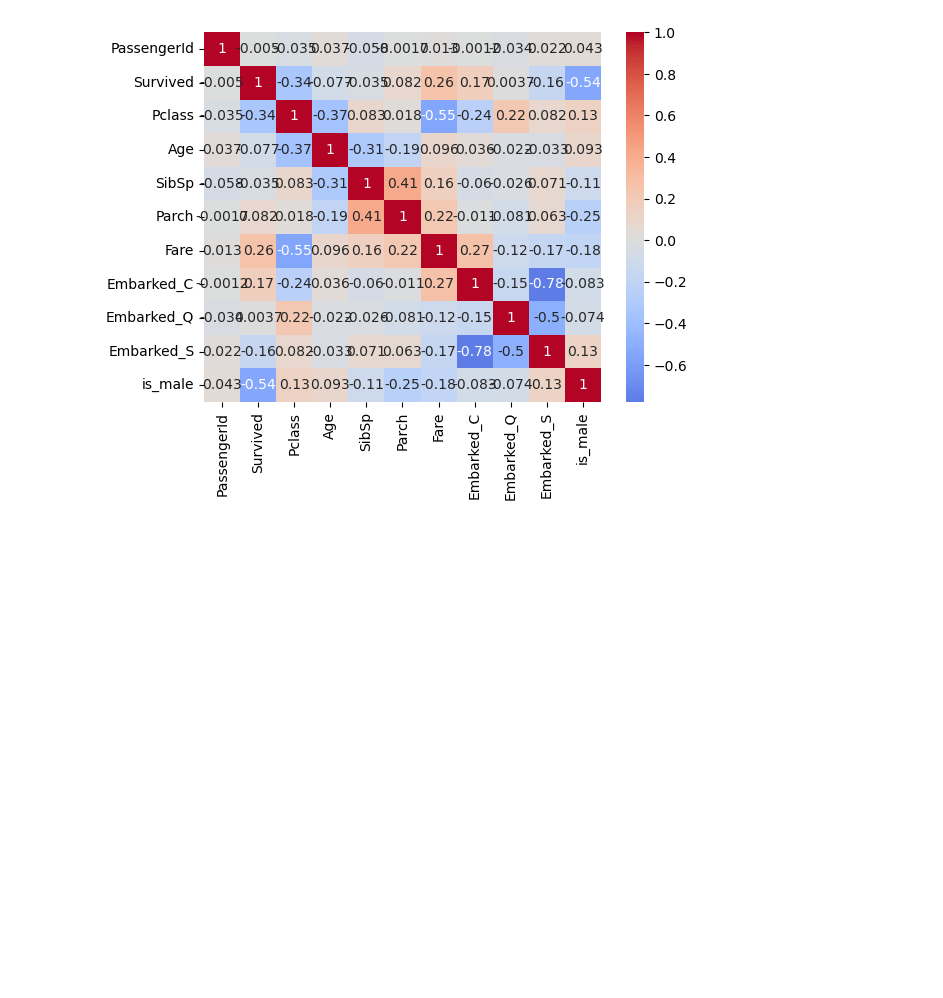
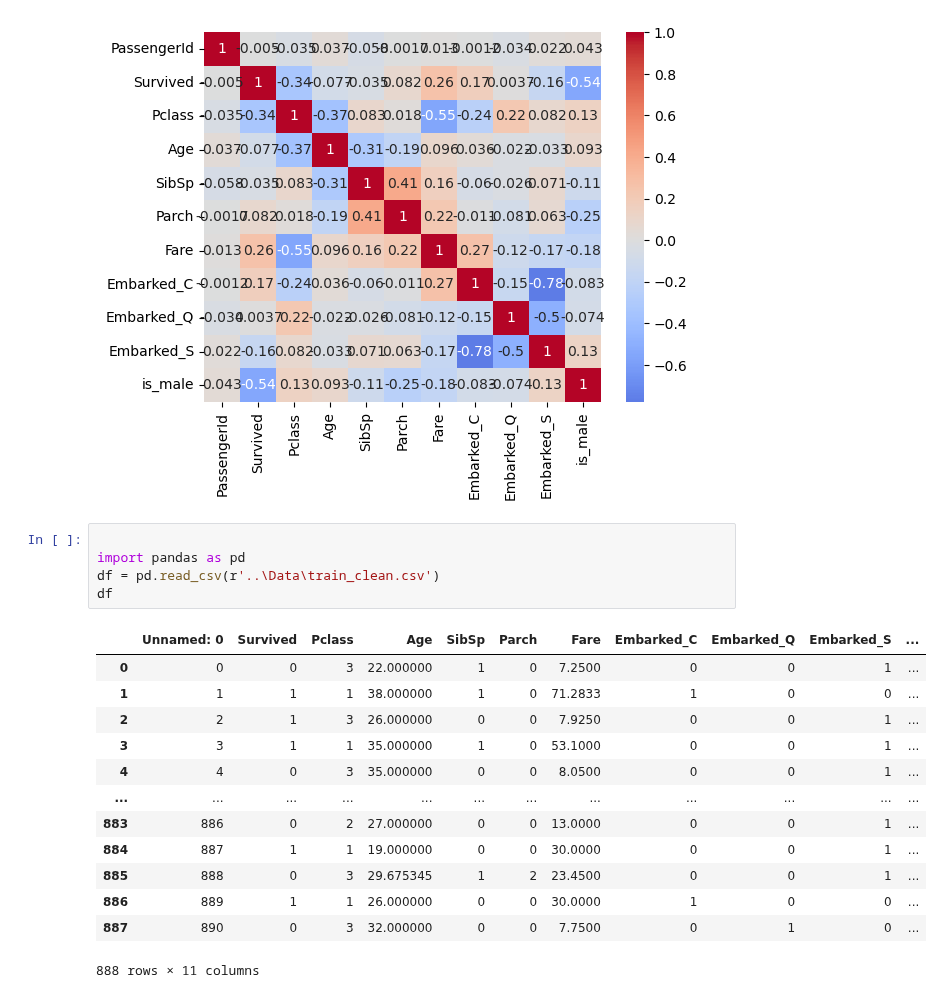
Before and after one commit to EliasGarzaV/RetoTitanicBloque1, a Jupyter notebook: Testing/pruebas_elias.ipynb, the cells around one changed output. Drawn from its saved outputs; the diff is of its cells as text; blank space fills up the shorter version.

```diff
--- a/Testing/pruebas_elias.ipynb
+++ b/Testing/pruebas_elias.ipynb
@@ -76,3 +76,22 @@ sns.heatmap(correlation_matrix, annot=True, cmap='coolwarm', center=0)
 # %% [output]
 <Axes: >
 [figure]
+# %%
+
+import pandas as pd
+df = pd.read_csv(r'..\Data\train_clean.csv')
+df
+# %% [output]
+|  | Unnamed: 0 | Survived | Pclass | Age | SibSp | Parch | Fare | Embarked_C | Embarked_Q | Embarked_S | ... |
+| 0 | 0 | 0 | 3 | 22.000000 | 1 | 0 | 7.2500 | 0 | 0 | 1 | ... |
+| 1 | 1 | 1 | 1 | 38.000000 | 1 | 0 | 71.2833 | 1 | 0 | 0 | ... |
+| 2 | 2 | 1 | 3 | 26.000000 | 0 | 0 | 7.9250 | 0 | 0 | 1 | ... |
+| 3 | 3 | 1 | 1 | 35.000000 | 1 | 0 | 53.1000 | 0 | 0 | 1 | ... |
+| 4 | 4 | 0 | 3 | 35.000000 | 0 | 0 | 8.0500 | 0 | 0 | 1 | ... |
+| ... | ... | ... | ... | ... | ... | ... | ... | ... | ... | ... | ... |
+| 883 | 886 | 0 | 2 | 27.000000 | 0 | 0 | 13.0000 | 0 | 0 | 1 | ... |
+| 884 | 887 | 1 | 1 | 19.000000 | 0 | 0 | 30.0000 | 0 | 0 | 1 | ... |
+| 885 | 888 | 0 | 3 | 29.675345 | 1 | 2 | 23.4500 | 0 | 0 | 1 | ... |
+| 886 | 889 | 1 | 1 | 26.000000 | 0 | 0 | 30.0000 | 1 | 0 | 0 | ... |
+| 887 | 890 | 0 | 3 | 32.000000 | 0 | 0 | 7.7500 | 0 | 1 | 0 | ... |
+888 rows × 11 columns
```
Also changed, not shown: parts of 1 cell of this notebook, 2 other files.
